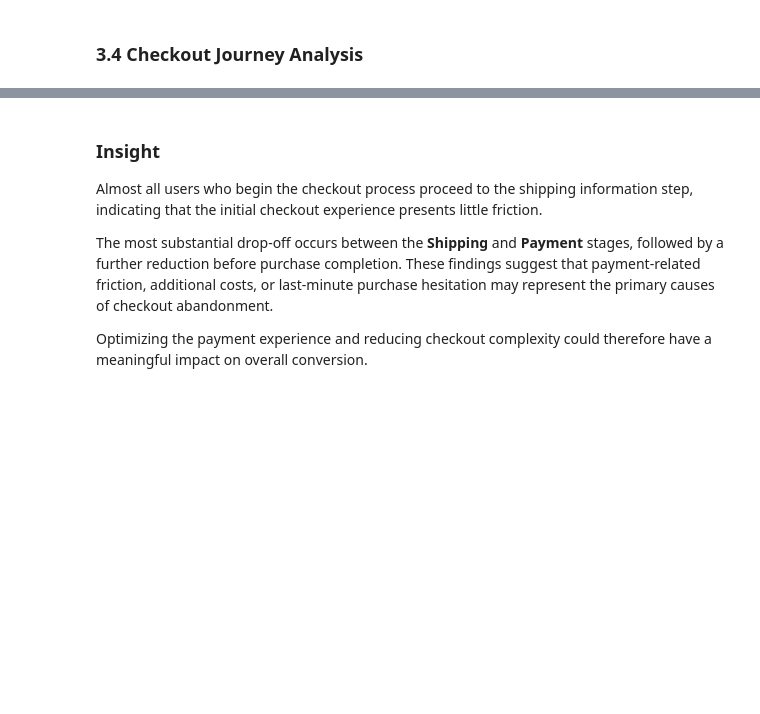
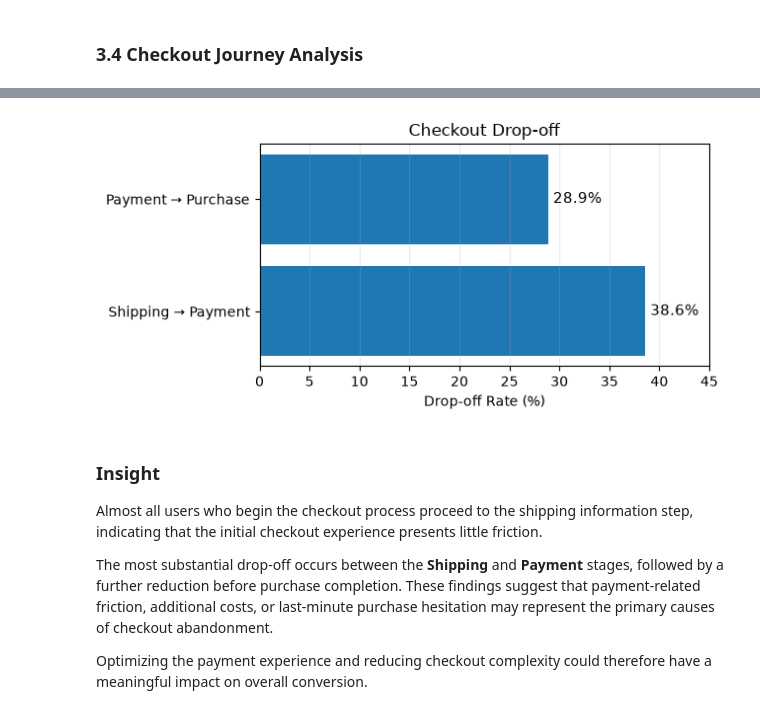
Before and after one commit to mosijituo049/ga4_product_analytics, a Jupyter notebook: notebooks/02_product_analysis.ipynb, the cells around one changed output, grey strips where cells are left out. Cells and saved outputs as stored; diff of their text form; code cells hidden in the pictures; blank space fills up the shorter version.

```diff
--- a/notebooks/02_product_analysis.ipynb
+++ b/notebooks/02_product_analysis.ipynb
@@ -361,3 +392,37 @@ pd.DataFrame({
+# %%
+dropoff = checkout_funnel.iloc[2:].copy()
+
+dropoff["Transition"] = [
+    "Shipping → Payment",
+    "Payment → Purchase"
+]
+
+plt.figure(figsize=(6.5,3.2))
+
+bars = plt.barh(
+    dropoff["Transition"],
+    dropoff["Drop-off Rate"]
+)
+
+plt.xlim(0,45)
+
+for bar in bars:
+    width = bar.get_width()
+    plt.text(
+        width+0.5,
+        bar.get_y()+bar.get_height()/2,
+        f"{width:.1f}%",
+        va="center",
+        fontsize=11
+    )
+
+plt.xlabel("Drop-off Rate (%)")
+plt.title("Checkout Drop-off")
+plt.grid(axis="x", alpha=0.25)
+
+plt.tight_layout()
+# %% [output]
+[figure, added]
 # %% [markdown]
 ### Insight
 
```
Also changed, not shown: parts of 2 cells of this notebook, 3 other files.
